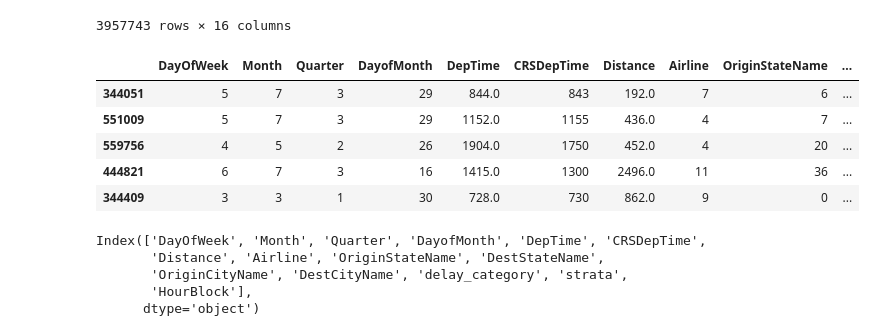
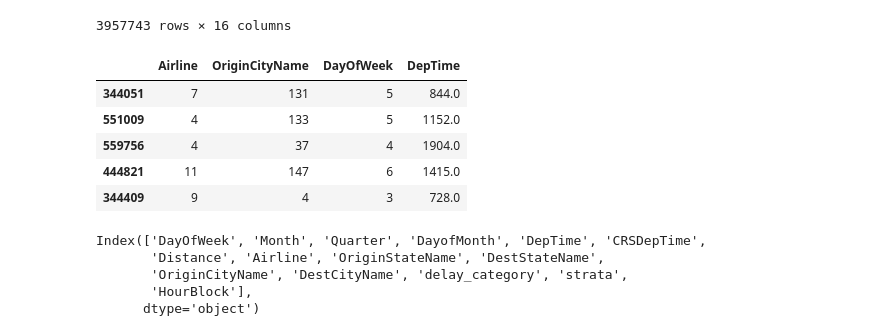
Before and after one commit to MFernandez19/final_project, a Jupyter notebook: src/explore.ipynb, the cells around one changed output. Cells and saved outputs as stored; diff of their text form; code cells hidden in the pictures.

```diff
--- a/src/explore.ipynb
+++ b/src/explore.ipynb
@@ -924,12 +924,14 @@ X_test_without_outliers.to_csv('../data/processed/X_test_without_outliers.csv',
 
 y_train.to_csv('../data/processed/y_train.csv', index=False)
 y_test.to_csv('../data/processed/y_test.csv', index=False)
+# %%
+X_test_with_outliers_predict = X_test_with_outliers[["Airline", "OriginCityName", "DayOfWeek", "DepTime"]]
 # %%
-X_test_with_outliers.head()
+X_test_with_outliers_predict.head()
 # %% [output]
-|  | DayOfWeek | Month | Quarter | DayofMonth | DepTime | CRSDepTime | Distance | Airline | OriginStateName | ... |
-| 344051 | 5 | 7 | 3 | 29 | 844.0 | 843 | 192.0 | 7 | 6 | ... |
-| 551009 | 5 | 7 | 3 | 29 | 1152.0 | 1155 | 436.0 | 4 | 7 | ... |
-| 559756 | 4 | 5 | 2 | 26 | 1904.0 | 1750 | 452.0 | 4 | 20 | ... |
-| 444821 | 6 | 7 | 3 | 16 | 1415.0 | 1300 | 2496.0 | 11 | 36 | ... |
-| 344409 | 3 | 3 | 1 | 30 | 728.0 | 730 | 862.0 | 9 | 0 | ... |
+|  | Airline | OriginCityName | DayOfWeek | DepTime |
+| 344051 | 7 | 131 | 5 | 844.0 |
+| 551009 | 4 | 133 | 5 | 1152.0 |
+| 559756 | 4 | 37 | 4 | 1904.0 |
+| 444821 | 11 | 147 | 6 | 1415.0 |
+| 344409 | 9 | 4 | 3 | 728.0 |
```
Also changed, not shown: parts of 3 cells of this notebook, 4 other files.
